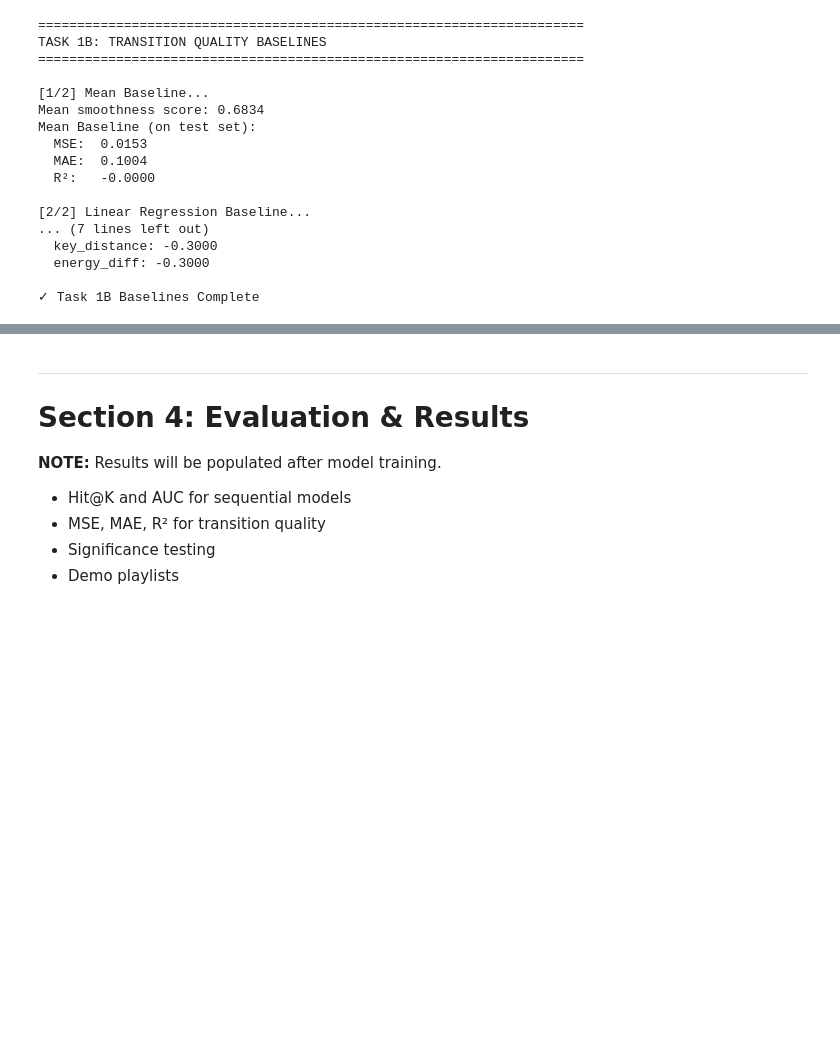
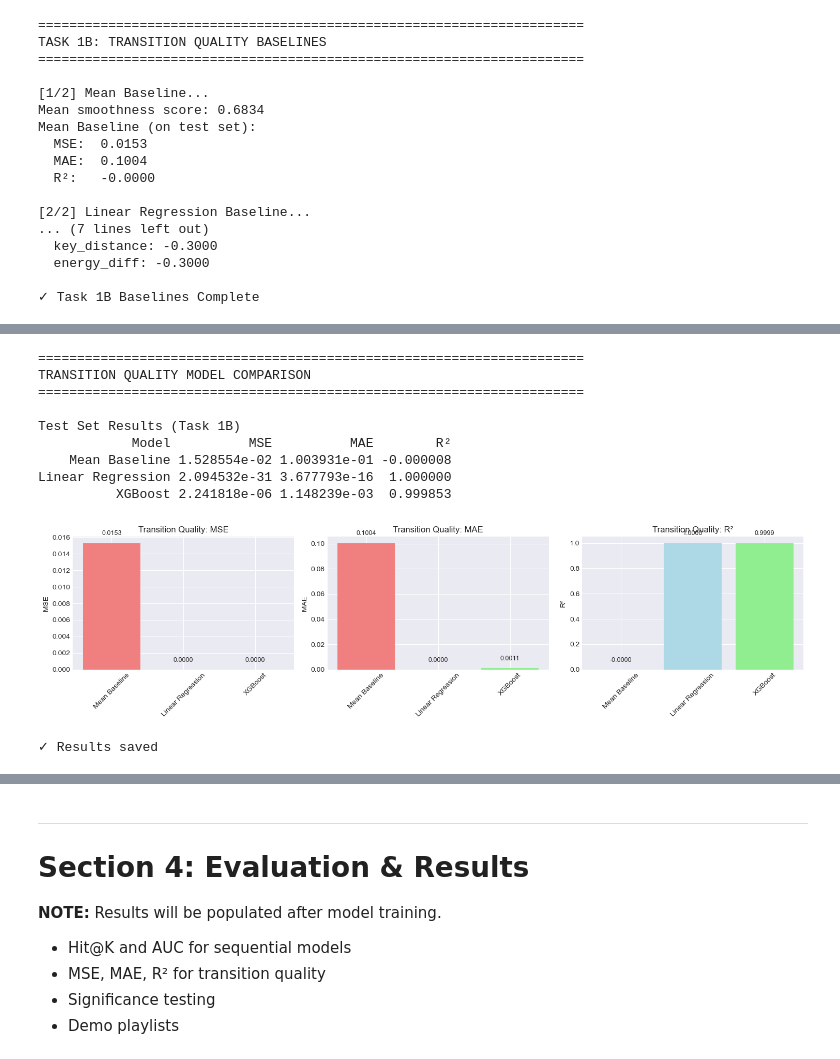
Before and after one commit to choshingcheung/aidj, a Jupyter notebook: notebooks/ai_dj_main.ipynb, the cells around one changed output, grey strips where cells are left out. Cells and saved outputs as stored; diff of their text form; code cells hidden in the pictures; blank space fills up the shorter version.

```diff
--- a/notebooks/ai_dj_main.ipynb
+++ b/notebooks/ai_dj_main.ipynb
@@ -1010,0 +1495,52 @@ Linear Regression 2.094532e-31 3.677793e-16  1.000000
+# %%
+print("\n" + "="*70)
+print("TRANSITION QUALITY MODEL COMPARISON")
+print("="*70)
+
+# Create comparison table with all models
+trans_comparison = pd.DataFrame({
+    'Model': ['Mean Baseline', 'Linear Regression', 'XGBoost'],
+    'MSE': [mean_mse, lr_mse, xgb_mse_test],
+    'MAE': [mean_mae, lr_mae, xgb_mae_test],
+    'R²': [mean_r2, lr_r2, xgb_r2_test],
+})
+
+print("\nTest Set Results (Task 1B)")
+print(trans_comparison.to_string(index=False))
+
+# Visualization
+fig, axes = plt.subplots(1, 3, figsize=(15, 4))
+
+metrics = ['MSE', 'MAE', 'R²']
+colors = ['lightcoral', 'lightblue', 'lightgreen']
+
+for ax, metric in zip(axes, metrics):
+    ax.bar(trans_comparison['Model'], trans_comparison[metric], color=colors)
+    ax.set_ylabel(metric)
+    ax.set_title(f'Transition Quality: {metric}')
+    ax.tick_params(axis='x', rotation=45)
+
+    # Add value labels
+    for i, (model, val) in enumerate(zip(trans_comparison['Model'], trans_comparison[metric])):
+        ax.text(i, val + (max(trans_comparison[metric])*0.05), f'{val:.4f}',
+                ha='center', va='bottom', fontsize=9)
+
+plt.tight_layout()
+plt.savefig('../outputs/figures/07_xgboost_comparison.png', dpi=150, bbox_inches='tight')
+plt.show()
+
+# Save results
+trans_comparison.to_csv('../outputs/results/xgboost_transition_results.csv', index=False)
+print(f"\n✓ Results saved")
+# %% [output]
+======================================================================
+TRANSITION QUALITY MODEL COMPARISON
+======================================================================
+
+Test Set Results (Task 1B)
+            Model          MSE          MAE        R²
+    Mean Baseline 1.528554e-02 1.003931e-01 -0.000008
+Linear Regression 2.094532e-31 3.677793e-16  1.000000
+          XGBoost 2.241818e-06 1.148239e-03  0.999853
+[figure, added]
+✓ Results saved
```
Also changed, not shown: parts of 24 cells of this notebook, 2 other files.
